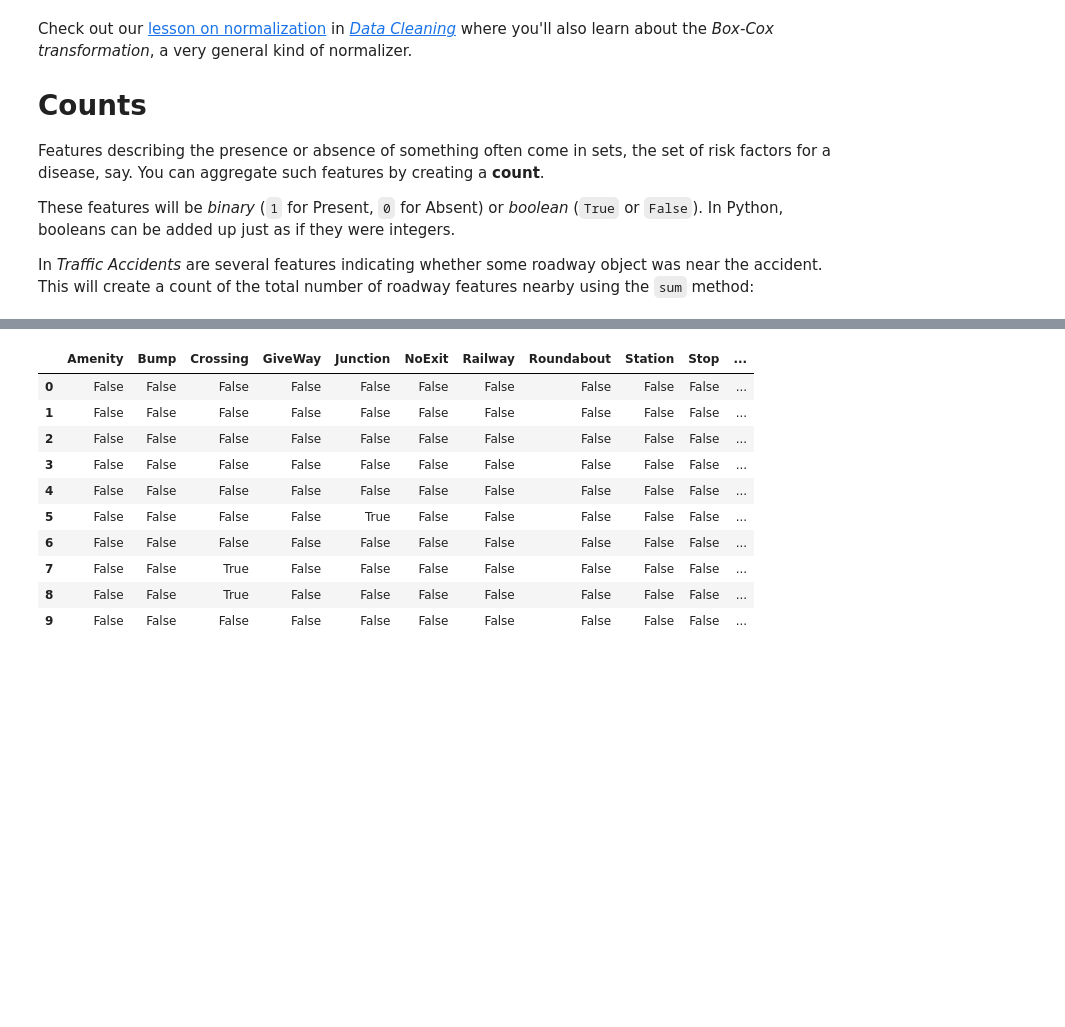
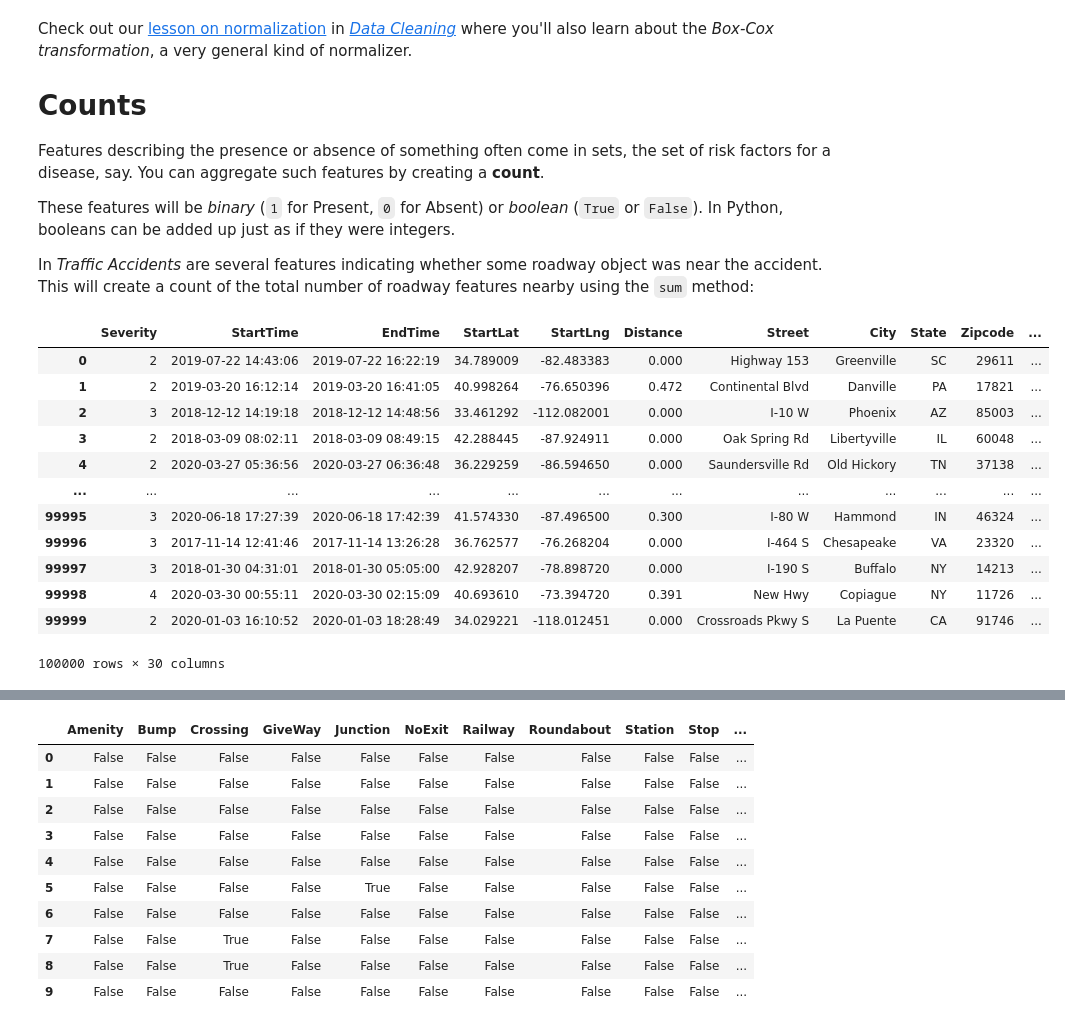
Before and after one commit to ramadhanridho16/Kaggle_Feature-Engineering, a Jupyter notebook: c_creating-features.ipynb, the cells around one changed output, grey strips where cells are left out. Cells and saved outputs as stored; diff of their text form; code cells hidden in the pictures; blank space fills up the shorter version.

```diff
--- a/c_creating-features.ipynb
+++ b/c_creating-features.ipynb
@@ -90,3 +104,19 @@ Features describing the presence or absence of something often come in sets, the
 These features will be *binary* (`1` for Present, `0` for Absent) or *boolean* (`True` or `False`). In Python, booleans can be added up just as if they were integers.
 
 In *Traffic Accidents* are several features indicating whether some roadway object was near the accident. This will create a count of the total number of roadway features nearby using the `sum` method:
+# %%
+accidents
+# %% [output]
+|  | Severity | StartTime | EndTime | StartLat | StartLng | Distance | Street | City | State | Zipcode | ... |
+| 0 | 2 | 2019-07-22 14:43:06 | 2019-07-22 16:22:19 | 34.789009 | -82.483383 | 0.000 | Highway 153 | Greenville | SC | 29611 | ... |
+| 1 | 2 | 2019-03-20 16:12:14 | 2019-03-20 16:41:05 | 40.998264 | -76.650396 | 0.472 | Continental Blvd | Danville | PA | 17821 | ... |
+| 2 | 3 | 2018-12-12 14:19:18 | 2018-12-12 14:48:56 | 33.461292 | -112.082001 | 0.000 | I-10 W | Phoenix | AZ | 85003 | ... |
+| 3 | 2 | 2018-03-09 08:02:11 | 2018-03-09 08:49:15 | 42.288445 | -87.924911 | 0.000 | Oak Spring Rd | Libertyville | IL | 60048 | ... |
+| 4 | 2 | 2020-03-27 05:36:56 | 2020-03-27 06:36:48 | 36.229259 | -86.594650 | 0.000 | Saundersville Rd | Old Hickory | TN | 37138 | ... |
+| ... | ... | ... | ... | ... | ... | ... | ... | ... | ... | ... | ... |
+| 99995 | 3 | 2020-06-18 17:27:39 | 2020-06-18 17:42:39 | 41.574330 | -87.496500 | 0.300 | I-80 W | Hammond | IN | 46324 | ... |
+| 99996 | 3 | 2017-11-14 12:41:46 | 2017-11-14 13:26:28 | 36.762577 | -76.268204 | 0.000 | I-464 S | Chesapeake | VA | 23320 | ... |
+| 99997 | 3 | 2018-01-30 04:31:01 | 2018-01-30 05:05:00 | 42.928207 | -78.898720 | 0.000 | I-190 S | Buffalo | NY | 14213 | ... |
+| 99998 | 4 | 2020-03-30 00:55:11 | 2020-03-30 02:15:09 | 40.693610 | -73.394720 | 0.391 | New Hwy | Copiague | NY | 11726 | ... |
+| 99999 | 2 | 2020-01-03 16:10:52 | 2020-01-03 18:28:49 | 34.029221 | -118.012451 | 0.000 | Crossroads Pkwy S | La Puente | CA | 91746 | ... |
+100000 rows × 30 columns
```
Also changed, not shown: parts of 14 cells of this notebook, 1 other file.
